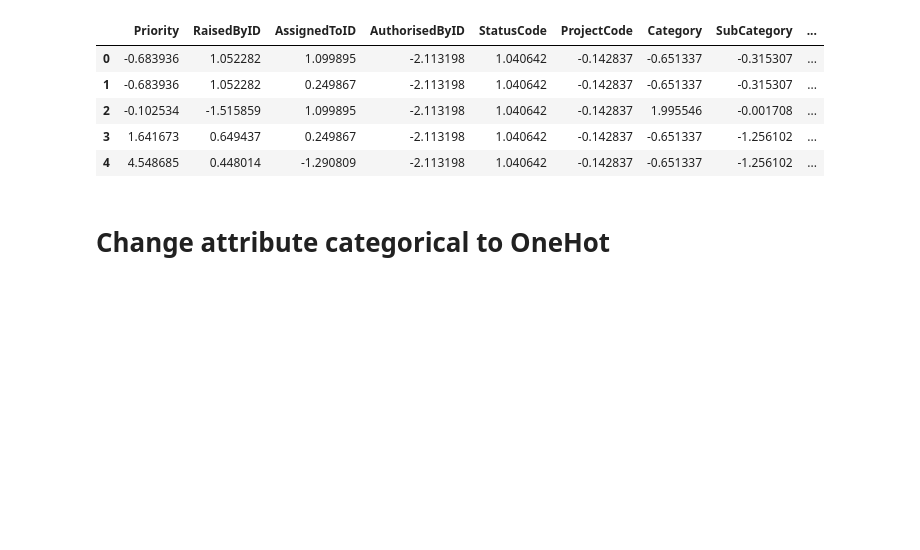
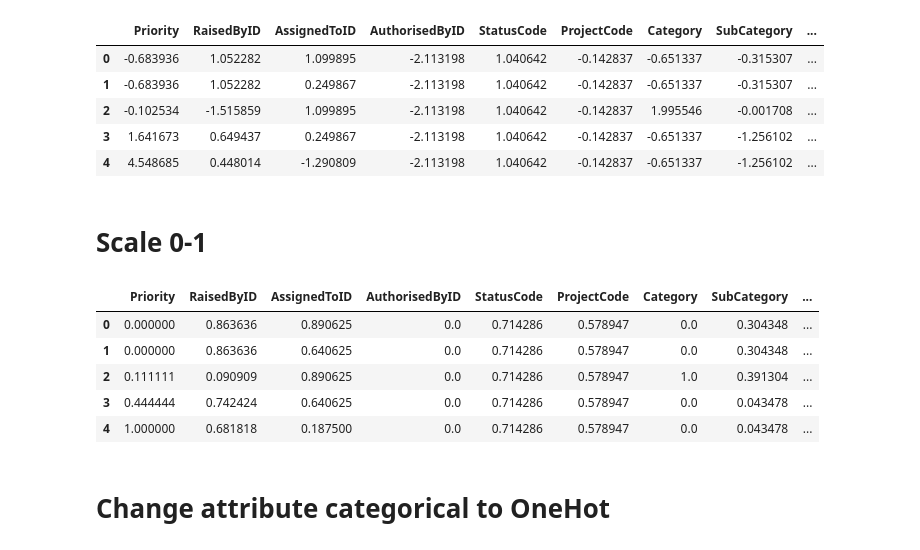
Before and after one commit to orlevit/EffortEstimation, a Jupyter notebook: notebooks/DataExploration.ipynb, the cells around one changed output. Drawn from its saved outputs; the diff is of its cells as text; code cells hidden in the pictures; blank space fills up the shorter version.

Commit message:
more category-> numerical methods

```diff
--- a/notebooks/DataExploration.ipynb
+++ b/notebooks/DataExploration.ipynb
@@ -166,0 +179,18 @@ obj_df.to_csv('../SiP_dataset-master/SIP_CAT.csv')
+# %% [markdown]
+# Scale 0-1
+# %%
+from sklearn import preprocessing
+
+# max min scale
+x = obj_df.values #returns a numpy array
+min_max_scaler = preprocessing.MinMaxScaler()
+x_scaled = min_max_scaler.fit_transform(x)
+obj_df = pd.DataFrame(x_scaled,columns=obj_df.columns)
+obj_df.head()
+# %% [output]
+|  | Priority | RaisedByID | AssignedToID | AuthorisedByID | StatusCode | ProjectCode | Category | SubCategory | ... |
+| 0 | 0.000000 | 0.863636 | 0.890625 | 0.0 | 0.714286 | 0.578947 | 0.0 | 0.304348 | ... |
+| 1 | 0.000000 | 0.863636 | 0.640625 | 0.0 | 0.714286 | 0.578947 | 0.0 | 0.304348 | ... |
+| 2 | 0.111111 | 0.090909 | 0.890625 | 0.0 | 0.714286 | 0.578947 | 1.0 | 0.391304 | ... |
+| 3 | 0.444444 | 0.742424 | 0.640625 | 0.0 | 0.714286 | 0.578947 | 0.0 | 0.043478 | ... |
+| 4 | 1.000000 | 0.681818 | 0.187500 | 0.0 | 0.714286 | 0.578947 | 0.0 | 0.043478 | ... |
```
Also changed, not shown: parts of 7 cells of this notebook, 12 other files.
